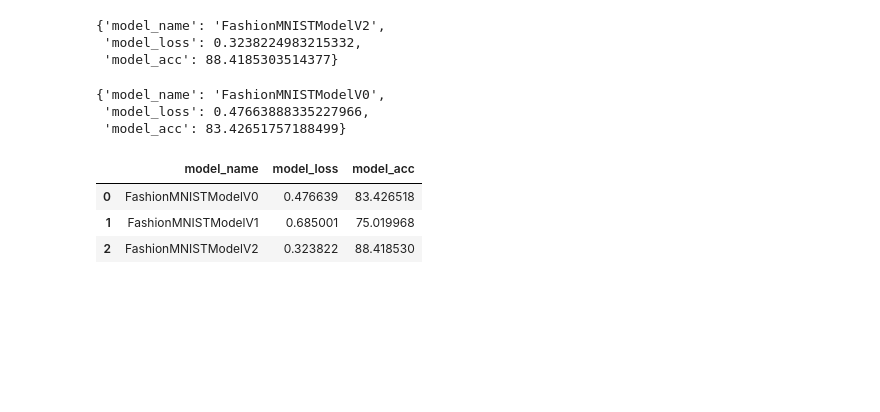
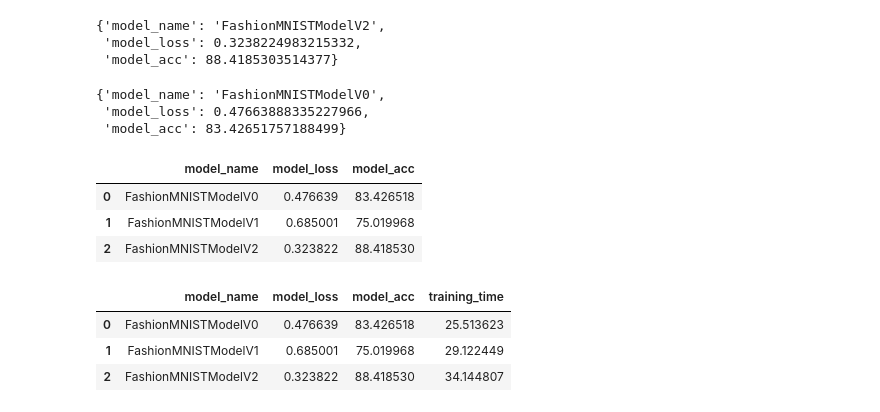
Before and after one commit to branchwag/pytorchin, a Jupyter notebook: CNN.ipynb, the cells around one changed output. Saved outputs shown, nothing was run; the diff lists cells and outputs as text; code cells hidden in the pictures; blank space fills up the shorter version.

```diff
--- a/CNN.ipynb
+++ b/CNN.ipynb
@@ -870,3 +870,12 @@ compare_results
 | 2 | FashionMNISTModelV2 | 0.323822 | 88.418530 |
 # %%
 #add training time to results comparison
+compare_results["training_time"] = [total_train_time_model_0,
+                                    total_train_time_model_1,
+                                    total_train_time_model_2]
+compare_results
+# %% [output]
+|  | model_name | model_loss | model_acc | training_time |
+| 0 | FashionMNISTModelV0 | 0.476639 | 83.426518 | 25.513623 |
+| 1 | FashionMNISTModelV1 | 0.685001 | 75.019968 | 29.122449 |
+| 2 | FashionMNISTModelV2 | 0.323822 | 88.418530 | 34.144807 |
```
